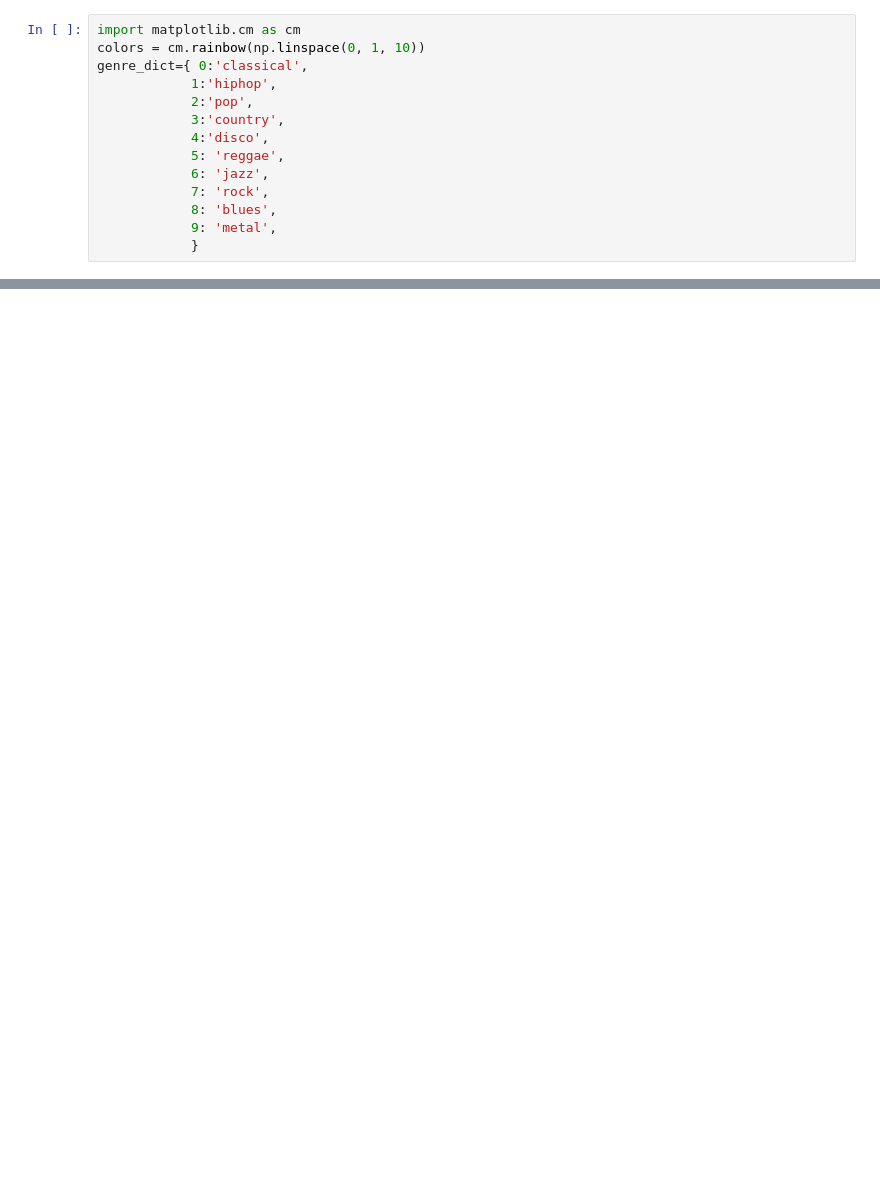
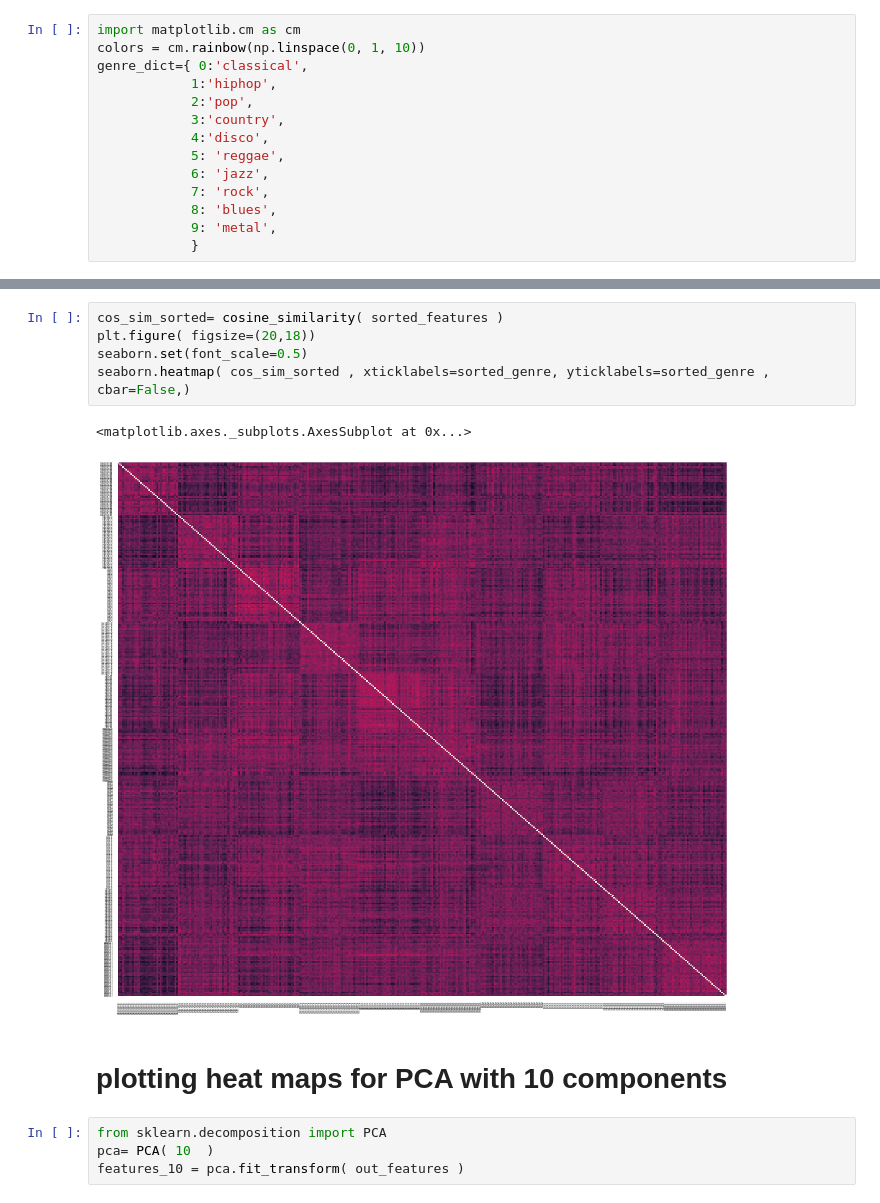
Before and after one commit to shomerthesec/NMA_Deep_Learning, a Jupyter notebook: Project/analyzing_the_output_of_the_model.ipynb, the cells around one changed output, grey strips where cells are left out. Saved outputs shown, nothing was run; the diff lists cells and outputs as text; blank space fills up the shorter version.

```diff
--- a/Project/analyzing_the_output_of_the_model.ipynb
+++ b/Project/analyzing_the_output_of_the_model.ipynb
@@ -314,0 +341,14 @@ for i in range(10):
+# %%
+cos_sim_sorted= cosine_similarity( sorted_features )
+plt.figure( figsize=(20,18))
+seaborn.set(font_scale=0.5)
+seaborn.heatmap( cos_sim_sorted , xticklabels=sorted_genre, yticklabels=sorted_genre , cbar=False,)
+# %% [output]
+<matplotlib.axes._subplots.AxesSubplot at 0x...>
+[figure, added]
+# %% [markdown]
+# plotting heat maps for PCA with 10 components
+# %%
+from sklearn.decomposition import PCA
+pca= PCA( 10  )
+features_10 = pca.fit_transform( out_features )
```
Also changed, not shown: parts of 22 cells of this notebook, 2 other files.
